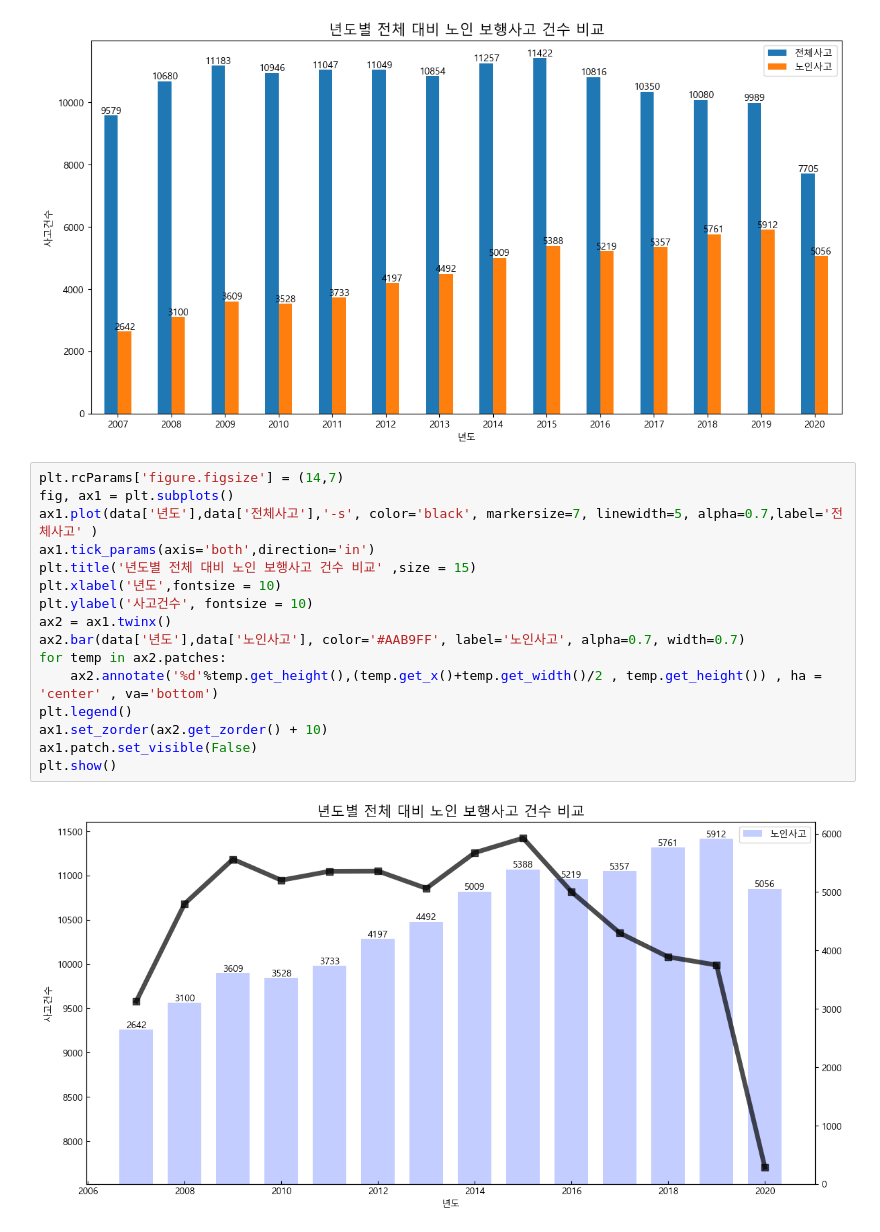
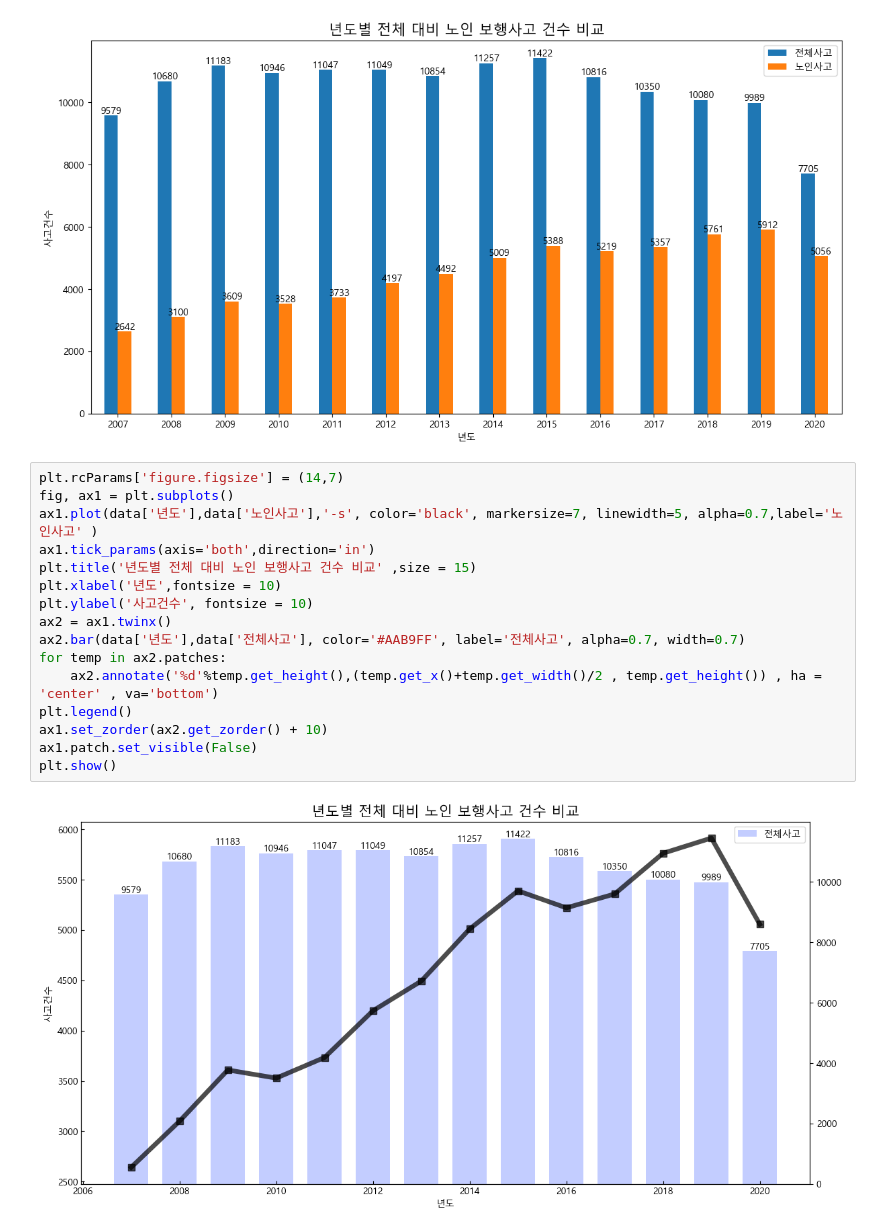
Before and after one commit to y7y1h13/Senior-Protect-Pro, a Jupyter notebook: 전체 사고 대비 노인사고/전체 사고 대비 노인사고 수 비교.ipynb, the cells around one changed output. Cells and saved outputs as stored; diff of their text form.

```diff
--- a/전체 사고 대비 노인사고/전체 사고 대비 노인사고 수 비교.ipynb
+++ b/전체 사고 대비 노인사고/전체 사고 대비 노인사고 수 비교.ipynb
@@ -60,18 +60,18 @@ plt.show()
 # %%
 plt.rcParams['figure.figsize'] = (14,7)
 fig, ax1 = plt.subplots()
-ax1.plot(data['년도'],data['전체사고'],'-s', color='black', markersize=7, linewidth=5, alpha=0.7,label='전체사고' )
+ax1.plot(data['년도'],data['노인사고'],'-s', color='black', markersize=7, linewidth=5, alpha=0.7,label='노인사고' )
 ax1.tick_params(axis='both',direction='in')
 plt.title('년도별 전체 대비 노인 보행사고 건수 비교' ,size = 15)
 plt.xlabel('년도',fontsize = 10)
 plt.ylabel('사고건수', fontsize = 10)
 ax2 = ax1.twinx()
-ax2.bar(data['년도'],data['노인사고'], color='#AAB9FF', label='노인사고', alpha=0.7, width=0.7)
+ax2.bar(data['년도'],data['전체사고'], color='#AAB9FF', label='전체사고', alpha=0.7, width=0.7)
 for temp in ax2.patches:
     ax2.annotate('%d'%temp.get_height(),(temp.get_x()+temp.get_width()/2 , temp.get_height()) , ha = 'center' , va='bottom')
 plt.legend()
 ax1.set_zorder(ax2.get_zorder() + 10)
 ax1.patch.set_visible(False)
 plt.show()
 # %% [output]
-[figure, old version]
+[figure, new version]
```
